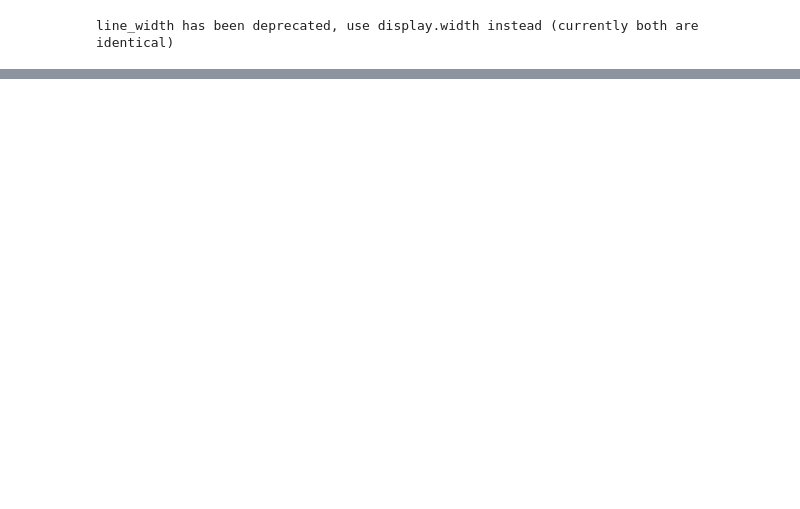
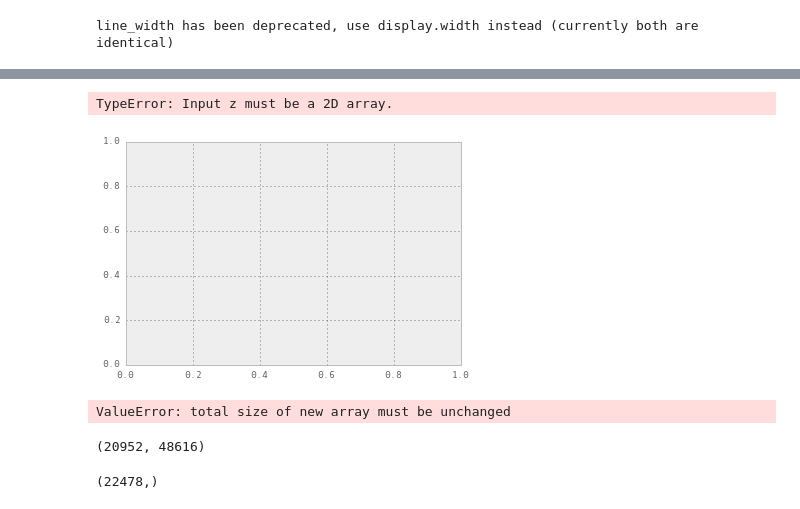
Before and after one commit to sshegheva/bag-of-algorithms, a Jupyter notebook: analysis/notebooks/decision-trees.ipynb, the cells around one changed output, grey strips where cells are left out. Cells and saved outputs as stored; diff of their text form; code cells hidden in the pictures; blank space fills up the shorter version.

```diff
--- a/analysis/notebooks/decision-trees.ipynb
+++ b/analysis/notebooks/decision-trees.ipynb
@@ -42,2 +15,0 @@ clf = clf.fit(features_train, labels_train)
-# %%
-predictions = clf.predict(features_test)
@@ -68,6 +53,23 @@ plt.legend()
 # %%
 x_min, x_max = X[:, 0].min() - 1, X[:, 0].max() + 1
 y_min, y_max = X[:, 1].min() - 1, X[:, 1].max() + 1
 xx, yy = np.meshgrid(np.arange(x_min, x_max, plot_step),
                          np.arange(y_min, y_max, plot_step))
-#cs = plt.contourf(xx, yy, predictions, cmap=plt.cm.Paired)
+zz = np.array([1 if p=='s' else 0 for p in predictions])
+cs = plt.contourf(xx, yy, zz, cmap=plt.cm.Paired)
+# %% [output]
+TypeError: Input z must be a 2D array.
+[figure, added]
+# %%
+zz = np.array([1 if p=='s' else 0 for p in predictions])
+zz.reshape(xx.shape)
+# %% [output]
+ValueError: total size of new array must be unchanged
+# %%
+xx.shape
+# %% [output]
+(20952, 48616)
+# %%
+zz.shape
+# %% [output]
+(22478,)
```
Also changed, not shown: parts of 16 cells of this notebook, 3 other files.
